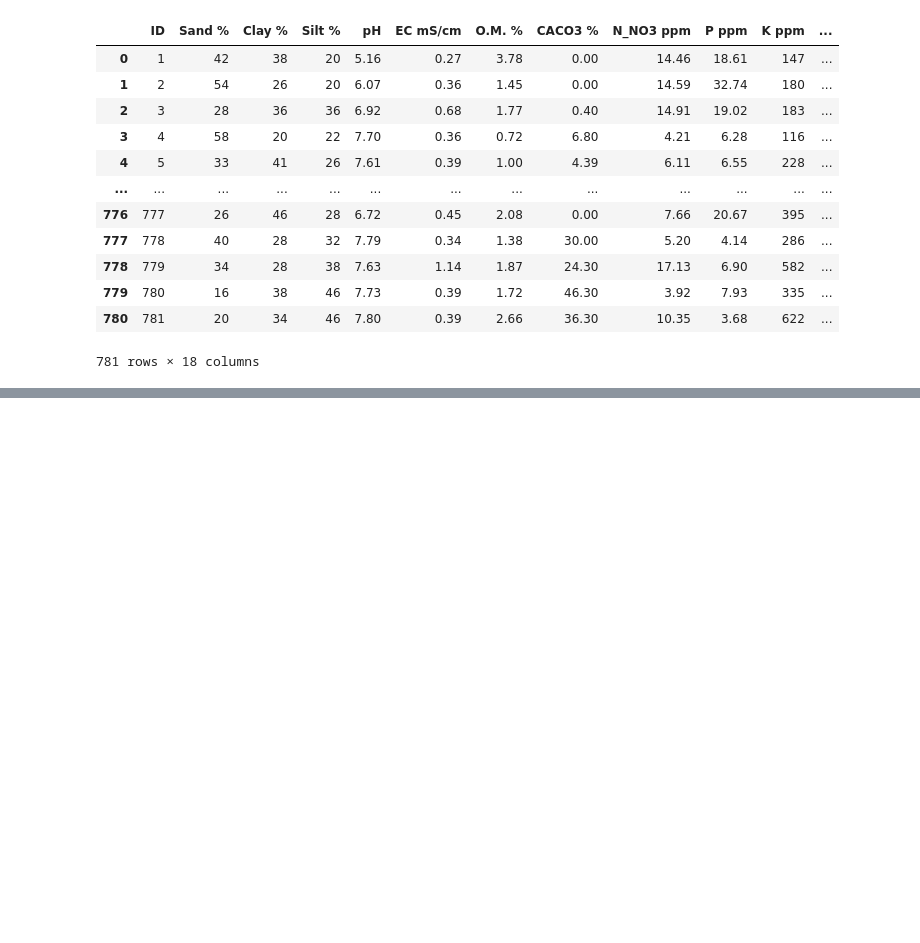
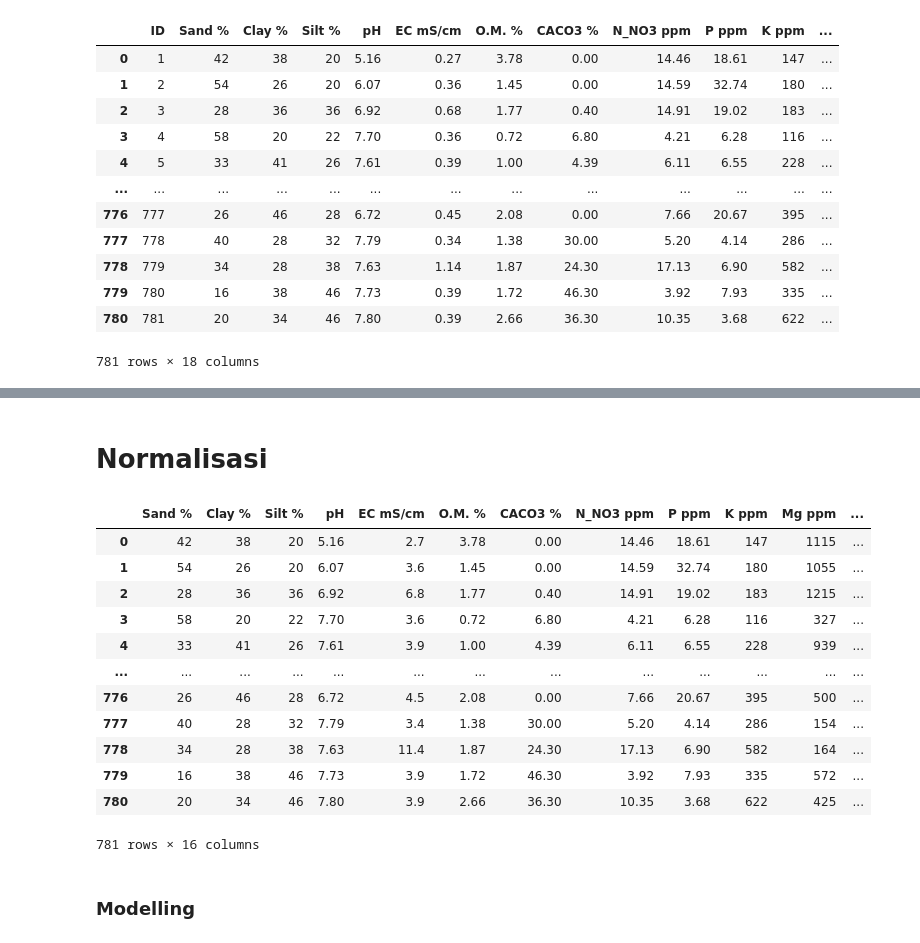
Before and after one commit to Rullyro/tubesandat, a Jupyter notebook: tubesanalisisdata.ipynb, the cells around one changed output, grey strips where cells are left out. Saved outputs shown, nothing was run; the diff lists cells and outputs as text; code cells hidden in the pictures; blank space fills up the shorter version.

```diff
--- a/tubesanalisisdata.ipynb
+++ b/tubesanalisisdata.ipynb
@@ -38,0 +43,3 @@ Drive already mounted at /content/drive; to attempt to forcibly remount, call dr
+# %%
+col_names = ['pH', 'EC mS/cm', 'N_NO3 ppm', 'P ppm', 'K ppm', 'Class']
+feature_cols = ['pH', 'EC mS/cm', 'N_NO3 ppm', 'P ppm', 'K ppm']
@@ -38,0 +78,25 @@ Drive already mounted at /content/drive; to attempt to forcibly remount, call dr
+# %%
+X = df.iloc[:,1:17] # Features
+Y = pd.DataFrame(df['Class']) # Target variable
+# %% [markdown]
+# Normalisasi
+# %%
+# Normalisasi
+sc = MinMaxScaler(feature_range=(0, 1))
+X_Normalize = pd.DataFrame(data=sc.fit_transform(X),columns=feature_cols)
+# %% [output]
+|  | Sand % | Clay % | Silt % | pH | EC mS/cm | O.M. % | CACO3 % | N_NO3 ppm | P ppm | K ppm | Mg ppm | ... |
+| 0 | 42 | 38 | 20 | 5.16 | 2.7 | 3.78 | 0.00 | 14.46 | 18.61 | 147 | 1115 | ... |
+| 1 | 54 | 26 | 20 | 6.07 | 3.6 | 1.45 | 0.00 | 14.59 | 32.74 | 180 | 1055 | ... |
+| 2 | 28 | 36 | 36 | 6.92 | 6.8 | 1.77 | 0.40 | 14.91 | 19.02 | 183 | 1215 | ... |
+| 3 | 58 | 20 | 22 | 7.70 | 3.6 | 0.72 | 6.80 | 4.21 | 6.28 | 116 | 327 | ... |
+| 4 | 33 | 41 | 26 | 7.61 | 3.9 | 1.00 | 4.39 | 6.11 | 6.55 | 228 | 939 | ... |
+| ... | ... | ... | ... | ... | ... | ... | ... | ... | ... | ... | ... | ... |
+| 776 | 26 | 46 | 28 | 6.72 | 4.5 | 2.08 | 0.00 | 7.66 | 20.67 | 395 | 500 | ... |
+| 777 | 40 | 28 | 32 | 7.79 | 3.4 | 1.38 | 30.00 | 5.20 | 4.14 | 286 | 154 | ... |
+| 778 | 34 | 28 | 38 | 7.63 | 11.4 | 1.87 | 24.30 | 17.13 | 6.90 | 582 | 164 | ... |
+| 779 | 16 | 38 | 46 | 7.73 | 3.9 | 1.72 | 46.30 | 3.92 | 7.93 | 335 | 572 | ... |
+| 780 | 20 | 34 | 46 | 7.80 | 3.9 | 2.66 | 36.30 | 10.35 | 3.68 | 622 | 425 | ... |
+781 rows × 16 columns
+# %% [markdown]
+###  **Modelling**
```
Also changed, not shown: parts of 5 cells of this notebook.
